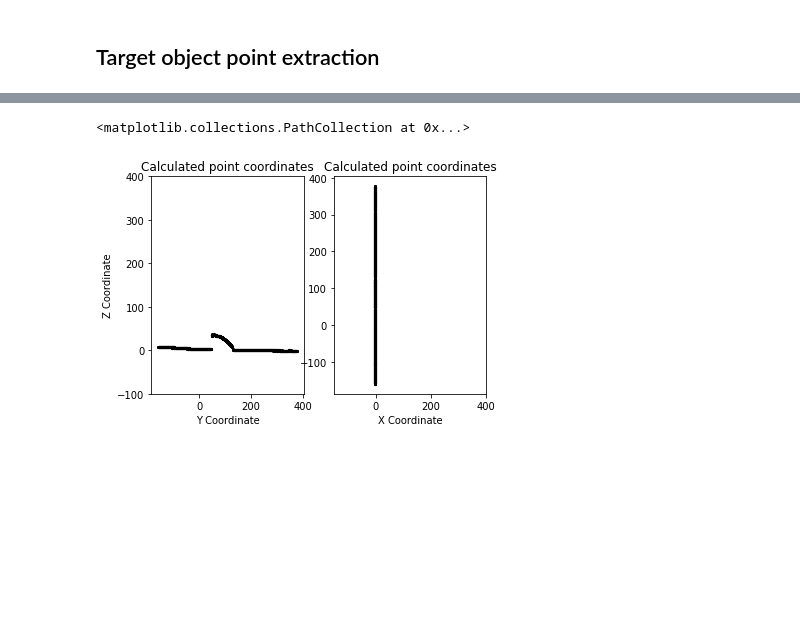
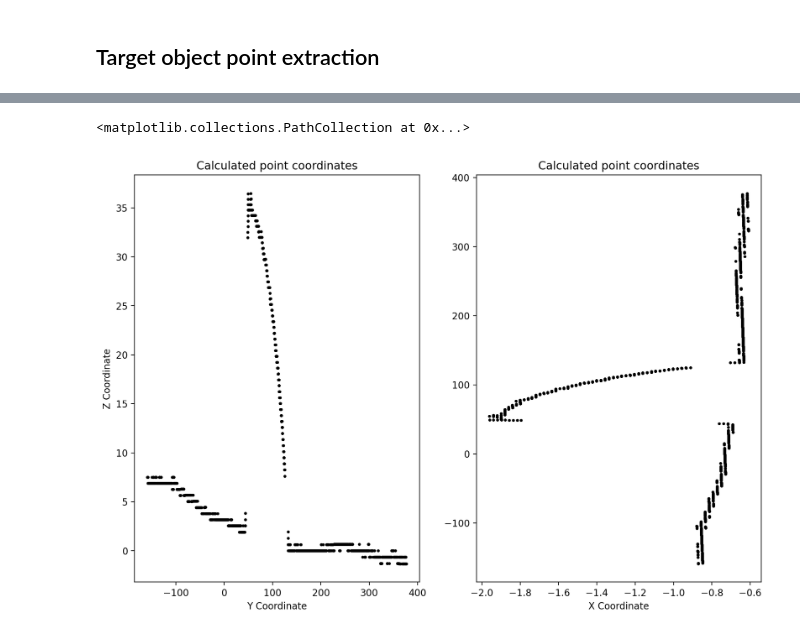
Before and after one commit to bernas670/3d-acquisition-feup-vcom, a Jupyter notebook: experiments.ipynb, the cells around one changed output, grey strips where cells are left out. Cells and saved outputs as stored; diff of their text form; code cells hidden in the pictures; blank space fills up the shorter version.

```diff
--- a/experiments.ipynb
+++ b/experiments.ipynb
@@ -15,6 +15,11 @@ RAW_CALIBRATING_OBJECT_IMAGE_NAME = 'frame_2021-04-18 16:51:45.830721.png'
 CHESSBOARD_SQUARE_LENGTH_MM = 24
 CHESSBOARD_DIMENSIONS = (9,6, CHESSBOARD_SQUARE_LENGTH_MM)
 PLANE_CALIBRATION_OBJECT_HEIGHT_MM = 50
+UNC_COMPONENTS_MASK_SIZE = 8
+
+# Configure plt plot sizes for notebook
+plt.rcParams['figure.figsize'] = [12, 8]
+plt.rcParams['figure.dpi'] = 200
 # %% [markdown]
 ## Intrinsic parameter calibration
 # %%
@@ -99,7 +107,9 @@ target_object_points_raw_gray = cv2.cvtColor(target_object_points_raw, cv2.COLOR
 
 # Detect shadow line
 target_object_points_processed = extract_shadow_points_auto(target_object_points_raw_gray)['result']
-target_object_points_processed = remove_unconnected_points(target_object_points_processed,8)
+
+# Remove unconnected components from processed image (aimed at removing some of the noise)
+target_object_points_processed = remove_unconnected_points(target_object_points_processed, UNC_COMPONENTS_MASK_SIZE)
 
 plt.title('Target object shadow/light points')
 plt.imshow(target_object_points_processed, cmap='gray')
@@ -114,19 +124,19 @@ points_x = [point[0] for point in points]
 points_y = [point[1] for point in points]
 points_z = [point[2] for point in points]
 # %%
-figure, subplots = plt.subplots(1, 2)
+figure, subplots = plt.subplots(1,2)
 subplots[0].set_title('Calculated point coordinates')
 subplots[0].set_xlabel('Y Coordinate')
 subplots[0].set_ylabel('Z Coordinate')
 #subplots[0].set_xlim([20,150])
-subplots[0].set_ylim([-100,400])
+#subplots[0].set_ylim([-100,400])
 subplots[0].scatter(points_y, points_z, color='black', marker='.', linewidths=0.1)
 
 subplots[1].set_title('Calculated point coordinates')
 subplots[1].set_xlabel('X Coordinate')
 #subplots[1].set_ylabel('Y Coordinate')
-subplots[1].set_xlim([-150,400])
+#subplots[1].set_xlim([-150,400])
 subplots[1].scatter(points_x, points_y, color='black', marker='.', linewidths=0.1)
 # %% [output]
 <matplotlib.collections.PathCollection at 0x...>
-[figure, old version]
+[figure, new version]
```
Also changed, not shown: parts of 3 cells of this notebook.
